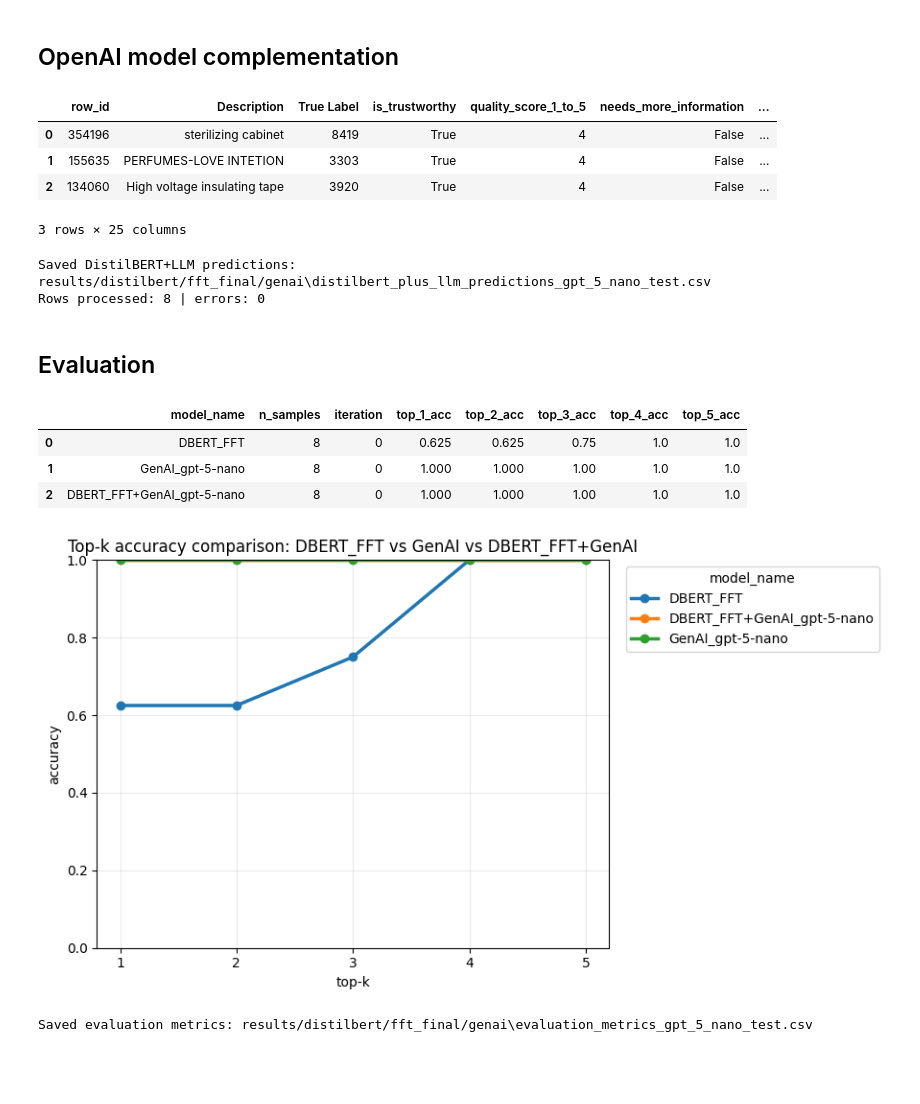
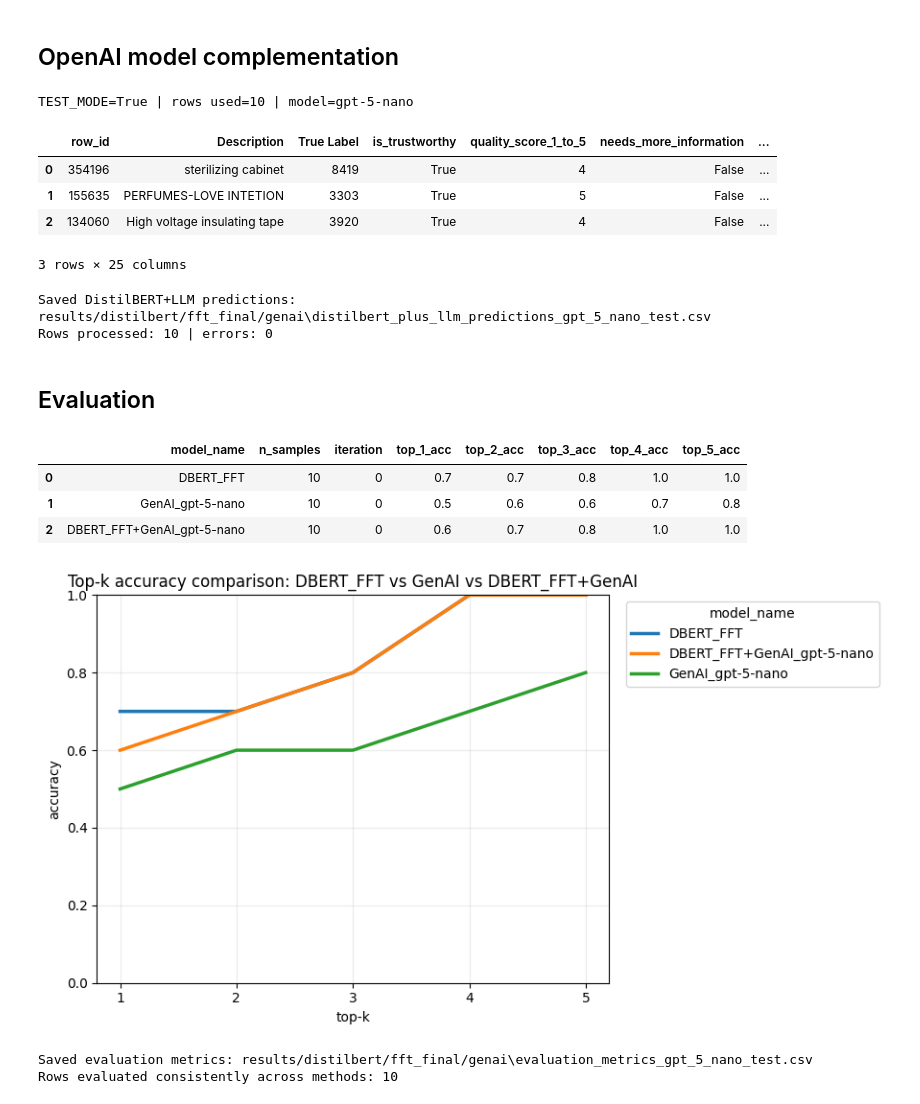
Before and after one commit to sstedoldi/tt1_clasi, a Jupyter notebook: 11-HSrecomm_DistiltBERT_HS04_genai.ipynb, the cells around one changed output. Drawn from its saved outputs; the diff is of its cells as text; code cells hidden in the pictures; blank space fills up the shorter version.

Commit message:
test fix for genai

```diff
--- a/11-HSrecomm_DistiltBERT_HS04_genai.ipynb
+++ b/11-HSrecomm_DistiltBERT_HS04_genai.ipynb
@@ -375,17 +355,20 @@ Input available:
 - Raw product description text.
 - DistilBERT top-5 HS04 prior predictions with probabilities.
 Task:
+0) Analize the product description and its classification.
 1) Return exactly 5 HS04 candidates ranked by likelihood.
-2) Use DistilBERT output as prior evidence, but you may re-rank when the raw description supports another order.
+2) Use DistilBERT output as prior evidence, but you may re-rank or challenge the candidates given, providen others.
 3) Output must be strict JSON using the provided schema.
 """
 
 
 def get_distilbert_prior(row: pd.Series) -> List[Dict[str, Any]]:
     prior = []
+
     for k in range(1, 6):
         code = normalize_hs04(row.get(f"Top{k}", ""))
         prob = safe_float(row.get(f"Proba Top{k}", np.nan), default=np.nan)
+
         if code:
             prior.append(
                 {
@@ -394,11 +377,13 @@ def get_distilbert_prior(row: pd.Series) -> List[Dict[str, Any]]:
                     "probability": float(prob) if np.isfinite(prob) else None,
                 }
             )
+
     return prior
 
 
 def build_prompt_distilbert_plus_llm(description_raw: Any, prior: List[Dict[str, Any]]) -> str:
     prior_lines = []
+
     for item in prior:
         p = "nan" if item["probability"] is None else f"{item['probability']:.6f}"
         prior_lines.append(f"{item['rank']}. hs04={item['hs04']} | proba={p}")
@@ -415,19 +400,14 @@ def build_prompt_distilbert_plus_llm(description_raw: Any, prior: List[Dict[str,
 
 
 def classify_distilbert_plus_llm(row: pd.Series) -> tuple[Dict[str, Any], str]:
-    description_raw = row.get("Description", "")  # Raw text passed as-is
-    true_label = normalize_hs04(row.get("True Label", ""))
+    description_raw = row.get("Description", "")
     prior = get_distilbert_prior(row)
     fallback_codes = [x["hs04"] for x in prior]
-
-    if TEST_MODE:
-        parsed = make_mock_structured_output(true_label=true_label, fallback_codes=fallback_codes)
-        cleaned = sanitize_output(parsed, fallback_codes=fallback_codes)
-        return cleaned, parsed.model_dump_json()
 
     prompt = build_prompt_distilbert_plus_llm(description_raw, prior)
     parsed, raw_text = call_openai_structured(SYSTEM_PROMPT_DISTILBERT_PLUS_LLM, prompt)
     cleaned = sanitize_output(parsed, fallback_codes=fallback_codes)
+
     return cleaned, raw_text
 
 
@@ -442,18 +422,22 @@ def run_distilbert_plus_llm_loop(df_input: pd.DataFrame, test_mode: bool = True)
     for row_id, row in iterator:
         description_raw = row.get("Description", "")
         true_label = normalize_hs04(row.get("True Label", ""))
+        error_message = ""
 
-        error_message = ""
         try:
             pred, raw_text = classify_distilbert_plus_llm(row)
         except Exception as exc:
             fallback_codes = [x["hs04"] for x in get_distilbert_prior(row)]
-            pred = sanitize_output(
-                make_mock_structured_output(true_label=true_label, fallback_codes=fallback_codes),
-                fallback_codes=fallback_codes,
-            )
+            pred = build_error_prediction()
             raw_text = ""
             error_message = str(exc)
+
+            for i, code in enumerate(fallback_codes[:5]):
+                pred["top5_hs04"][i] = {
+                    "hs04": code,
+                    "confidence": pred["top5_hs04"][i]["confidence"],
+                    "reason": "Error fallback from DistilBERT prior",
+                }
 
         out = {
             "row_id": row_id,
@@ -481,25 +465,30 @@ def run_distilbert_plus_llm_loop(df_input: pd.DataFrame, test_mode: bool = True)
     return pd.DataFrame(rows)
 
 
+print(f"TEST_MODE={TEST_MODE} | rows used={TEST_ROWS if TEST_MODE else len(test)} | model={OPENAI_MODEL}")
+
 distilbert_plus_llm_results = run_distilbert_plus_llm_loop(test, test_mode=TEST_MODE)
-genai_with_dbert_results = distilbert_plus_llm_results.copy()  # Backward-compatible alias
+genai_with_dbert_results = distilbert_plus_llm_results.copy()
 
 display(distilbert_plus_llm_results.head(3))
 
 model_tag = OPENAI_MODEL.replace("-", "_")
 run_tag = "test" if TEST_MODE else "full"
 hybrid_path = os.path.join(SAVE_DIR, f"distilbert_plus_llm_predictions_{model_tag}_{run_tag}.csv")
+
 distilbert_plus_llm_results.to_csv(hybrid_path, index=False)
+
 print(f"Saved DistilBERT+LLM predictions: {hybrid_path}")
 print(f"Rows processed: {len(distilbert_plus_llm_results)} | errors: {(distilbert_plus_llm_results['error_message'] != '').sum()}")
 # %% [output]
+TEST_MODE=True | rows used=10 | model=gpt-5-nano
 |  | row_id | Description | True Label | is_trustworthy | quality_score_1_to_5 | needs_more_information | ... |
 | 0 | 354196 | sterilizing cabinet | 8419 | True | 4 | False | ... |
-| 1 | 155635 | PERFUMES-LOVE INTETION | 3303 | True | 4 | False | ... |
+| 1 | 155635 | PERFUMES-LOVE INTETION | 3303 | True | 5 | False | ... |
 | 2 | 134060 | High voltage insulating tape | 3920 | True | 4 | False | ... |
-3 rows × 25 columns
-Saved DistilBERT+LLM predictions: results/distilbert/fft_final/genai\distilbert_plus_llm_predictions_gpt_5_nano_test.csv
-Rows processed: 8 | errors: 0
+3 rows × 25 columns
+Saved DistilBERT+LLM predictions: results/distilbert/fft_final/genai\distilbert_plus_llm_predictions_gpt_5_nano_test.csv
+Rows processed: 10 | errors: 0
 # %% [markdown]
 ## Evaluation
 # %%
@@ -551,6 +540,7 @@ def to_long_topk(
         var_name="topk",
         value_name=acc_name,
     ).copy()
+
     out["topk"] = out["topk"].str.extract(r"top_(\d+)_acc").astype(int)
     return out
 
@@ -592,35 +582,43 @@ def plot_topk_variability(
     ax.set_xticks(sorted(data[x_col].unique()))
     ax.set_ylim(0.0, 1.0)
     ax.grid(True, alpha=0.25)
+
     if title:
         ax.set_title(title)
+
     ax.legend(title=group_col, bbox_to_anchor=(1.02, 1), loc="upper left")
     plt.tight_layout()
     plt.show()
 
 
-# Align the same evaluated rows across all methods
+eval_input = test.head(TEST_ROWS).copy() if TEST_MODE else test.copy()
+eval_input = eval_input.reset_index().rename(columns={"index": "row_id"})
+
 if "row_id" not in genai_only_results.columns or "row_id" not in genai_with_dbert_results.columns:
     raise ValueError("Missing row_id columns in GenAI result dataframes.")
 
 common_row_ids = sorted(
-    set(genai_only_results["row_id"]).intersection(set(genai_with_dbert_results["row_id"]))
+    set(eval_input["row_id"])
+    .intersection(set(genai_only_results["row_id"]))
+    .intersection(set(genai_with_dbert_results["row_id"]))
 )
 
-base_eval = test.copy().reset_index().rename(columns={"index": "row_id"})
-base_eval = base_eval[base_eval["row_id"].isin(common_row_ids)].copy()
+base_eval = eval_input[eval_input["row_id"].isin(common_row_ids)].copy()
 
-# DistilBERT baseline predictions are already Top1..Top5 in `test`
 dbert_eval = normalize_prediction_df(
     base_eval[["row_id", "Description", "True Label", "Top1", "Top2", "Top3", "Top4", "Top5"]]
 )
 
 genai_eval = normalize_prediction_df(
-    genai_only_results[["row_id", "Description", "True Label", "Top1", "Top2", "Top3", "Top4", "Top5"]]
+    genai_only_results[
+        genai_only_results["row_id"].isin(common_row_ids)
+    ][["row_id", "Description", "True Label", "Top1", "Top2", "Top3", "Top4", "Top5"]]
 )
 
 genai_dbert_eval = normalize_prediction_df(
-    genai_with_dbert_results[["row_id", "Description", "True Label", "Top1", "Top2", "Top3", "Top4", "Top5"]]
+    genai_with_dbert_results[
+        genai_with_dbert_results["row_id"].isin(common_row_ids)
+    ][["row_id", "Description", "True Label", "Top1", "Top2", "Top3", "Top4", "Top5"]]
 )
 
 metrics_df = pd.DataFrame(
@@ -628,35 +626,38 @@ metrics_df = pd.DataFrame(
         compute_topk_accuracy(dbert_eval, "DBERT_FFT"),
         compute_topk_accuracy(genai_eval, f"GenAI_{OPENAI_MODEL}"),
         compute_topk_accuracy(genai_dbert_eval, f"DBERT_FFT+GenAI_{OPENAI_MODEL}"),
     ]
 )
 
 display(metrics_df)
 
 metrics_long = to_long_topk(
     metrics_df,
     id_cols=["model_name", "n_samples", "iteration"],
     topk_cols=TOPK_COLS,
     acc_name="acc",
 )
 
 plot_topk_variability(
     metrics_long,
     group_col="model_name",
     iteration_col="iteration",
     x_col="topk",
     y_col="acc",
     title="Top-k accuracy comparison: DBERT_FFT vs GenAI vs DBERT_FFT+GenAI",
 )
 
 run_tag = "test" if TEST_MODE else "full"
 metrics_path = os.path.join(SAVE_DIR, f"evaluation_metrics_{OPENAI_MODEL.replace('-', '_')}_{run_tag}.csv")
 metrics_df.to_csv(metrics_path, index=False)
+
 print(f"Saved evaluation metrics: {metrics_path}")
+print(f"Rows evaluated consistently across methods: {len(common_row_ids)}")
 # %% [output]
 |  | model_name | n_samples | iteration | top_1_acc | top_2_acc | top_3_acc | top_4_acc | top_5_acc |
-| 0 | DBERT_FFT | 8 | 0 | 0.625 | 0.625 | 0.75 | 1.0 | 1.0 |
-| 1 | GenAI_gpt-5-nano | 8 | 0 | 1.000 | 1.000 | 1.00 | 1.0 | 1.0 |
-| 2 | DBERT_FFT+GenAI_gpt-5-nano | 8 | 0 | 1.000 | 1.000 | 1.00 | 1.0 | 1.0 |
+| 0 | DBERT_FFT | 10 | 0 | 0.7 | 0.7 | 0.8 | 1.0 | 1.0 |
+| 1 | GenAI_gpt-5-nano | 10 | 0 | 0.5 | 0.6 | 0.6 | 0.7 | 0.8 |
+| 2 | DBERT_FFT+GenAI_gpt-5-nano | 10 | 0 | 0.6 | 0.7 | 0.8 | 1.0 | 1.0 |
-[figure, old version]
+[figure, new version]
 Saved evaluation metrics: results/distilbert/fft_final/genai\evaluation_metrics_gpt_5_nano_test.csv
+Rows evaluated consistently across methods: 10
```
Also changed, not shown: parts of 2 cells of this notebook, 3 other files.
